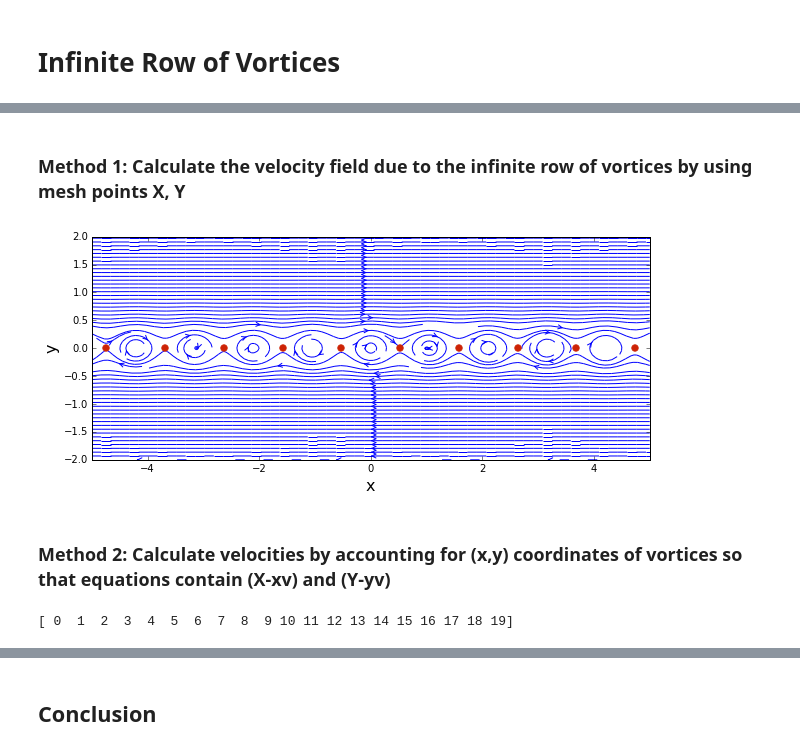
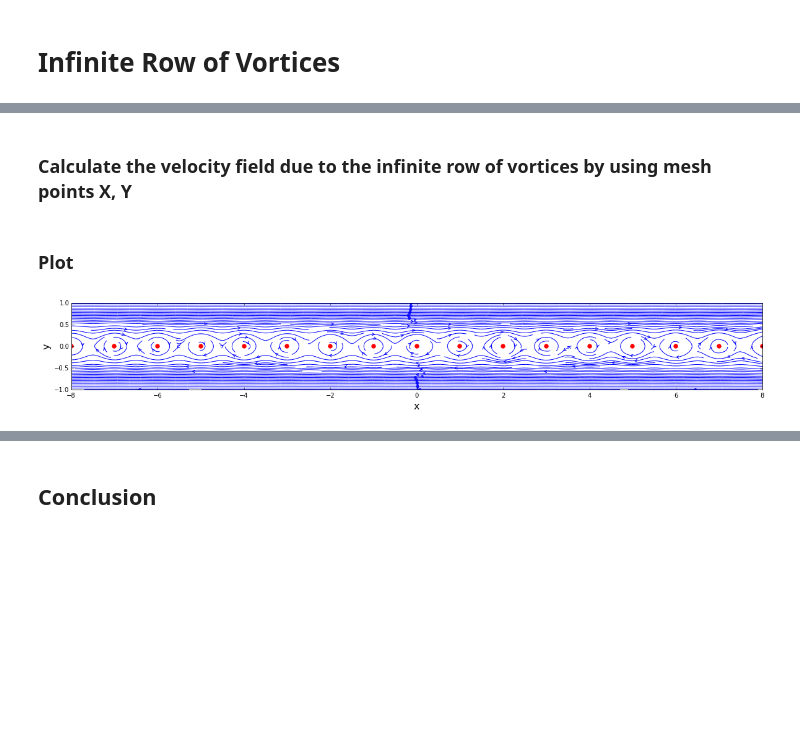
Before and after one commit to lgmartinez/AeroPython, a Jupyter notebook: Exercises/Finite_Infinite_Row_of_Vortices.ipynb, the cells around one changed output, grey strips where cells are left out. Cells and saved outputs as stored; diff of their text form; code cells hidden in the pictures; blank space fills up the shorter version.

```diff
--- a/Exercises/Finite_Infinite_Row_of_Vortices.ipynb
+++ b/Exercises/Finite_Infinite_Row_of_Vortices.ipynb
@@ -9,8 +9,8 @@ from matplotlib import pyplot
 # %%
 N=100
 
-x_start, x_end = -5.0, 5.0
-y_start, y_end = -2.0, 2.0
+x_start, x_end = -8.0, 8.0
+y_start, y_end = -1.0, 1.0
 
 x = numpy.linspace(x_start, x_end, N)
 y = numpy.linspace(y_start, y_end, N)
@@ -20,9 +20,11 @@ X, Y = numpy.meshgrid(x,y)
 ## Location of vortices
 # %%
 # This shows the x-location of vortices
-n_v = 20
+n_v = 21
 
-xv_list = numpy.linspace(-10,10, n_v)
+start_vortex, end_vortex = -10, 10
+
+xv_list = numpy.linspace(start_vortex, end_vortex, n_v)
 
 yv_list=numpy.zeros_like(xv_list)
 # %% [markdown]
@@ -100,31 +85,24 @@ What I notice is that the velocity fields appear to be very similar except that
 # %% [markdown]
-### Method 1: Calculate the velocity field due to the infinite row of vortices by using mesh points X, Y
+### Calculate the velocity field due to the infinite row of vortices by using mesh points X, Y
 # %%
-a = (numpy.max(xv_list)-numpy.min(xv_list))/(n_v-1)
+a = (end_vortex-start_vortex)/(n_v-1)
 
-gamma2 = numpy.repeat(G, len(X))
-
-u_vortex = + gamma2/(2*a)*(numpy.sinh((2*(Y)*math.pi)/a))/(numpy.cosh((2*(Y)*math.pi)/a)-numpy.cos((2*(X)*math.pi)/a))
-v_vortex = - gamma2/(2*a)*(numpy.sin((2*(X)*math.pi)/a))/(numpy.cosh((2*(Y)*math.pi)/a)-numpy.cos((2*(X)*math.pi)/a))
+u_vortex = + G/(2*a)*(numpy.sinh((2*(Y)*math.pi)/a))/(numpy.cosh((2*(Y)*math.pi)/a)-numpy.cos((2*(X)*math.pi)/a))
+v_vortex = - G/(2*a)*(numpy.sin((2*(X)*math.pi)/a))/(numpy.cosh((2*(Y)*math.pi)/a)-numpy.cos((2*(X)*math.pi)/a))
+# %% [markdown]
+### Plot
 # %%
+
 # plots the streamlines
 %matplotlib inline
 
-size = 10
+size = 20
 pyplot.figure(figsize=(size, (y_end-y_start)/(x_end-x_start)*size))
 pyplot.xlabel('x', fontsize=16)
 pyplot.ylabel('y', fontsize=16)
 pyplot.xlim(x_start, x_end)
 pyplot.ylim(y_start, y_end)
 pyplot.streamplot(X, Y, u_vortex, v_vortex, density=2, linewidth=1, arrowsize=1, arrowstyle='->')
-pyplot.scatter(xv_list, yv_list, color='#CD2305', s=40, marker='o');
+pyplot.scatter(xv_list, yv_list, color='r', s=40, marker='o');
 # %% [output]
-[figure, old version]
+[figure, new version]
-# %% [markdown]
-### Method 2: Calculate velocities by accounting for (x,y) coordinates of vortices so that equations contain (X-xv) and (Y-yv)
-# %%
-index = numpy.arange(0,len(xv_list))
-
-print index
-# %% [output]
-[ 0  1  2  3  4  5  6  7  8  9 10 11 12 13 14 15 16 17 18 19]
```
Also changed, not shown: parts of 8 cells of this notebook.
